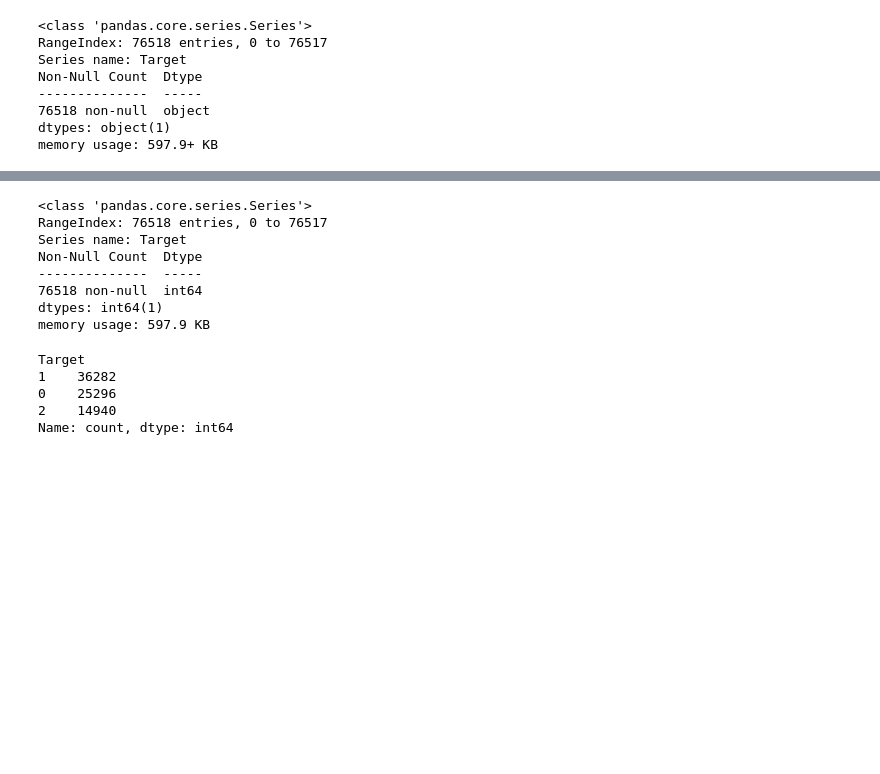
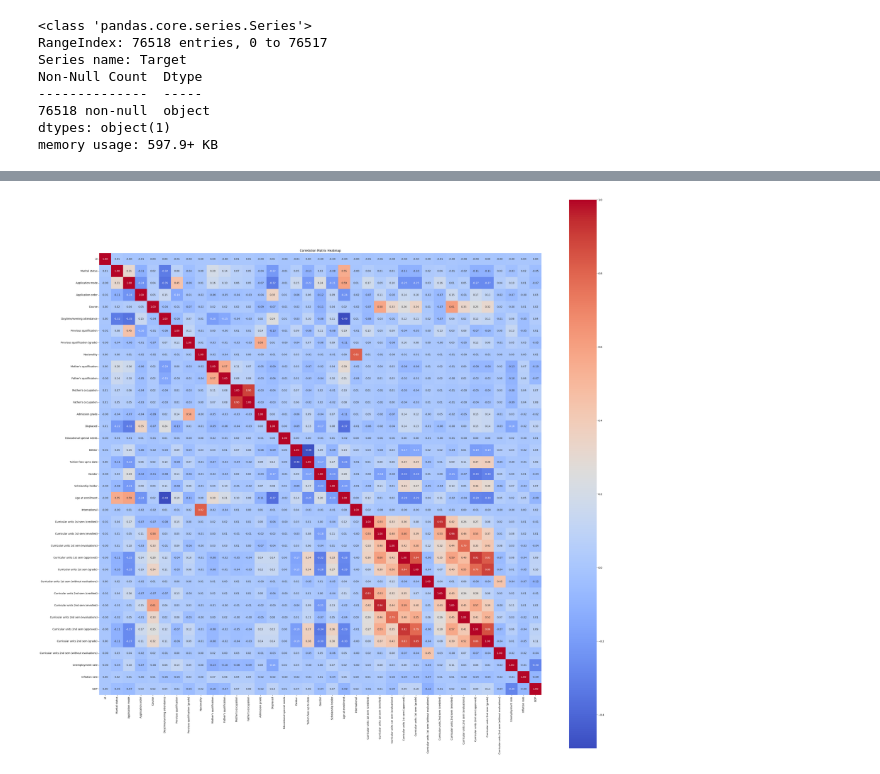
Before and after one commit to PPM47/CI_Project, a Jupyter notebook: Classification with an Academic Success.ipynb, the cells around one changed output, grey strips where cells are left out. Drawn from its saved outputs; the diff is of its cells as text; code cells hidden in the pictures; blank space fills up the shorter version.

```diff
--- a/Classification with an Academic Success.ipynb
+++ b/Classification with an Academic Success.ipynb
@@ -84,22 +107,3 @@ train = pd.read_csv('train.csv')
 # %%
 # train['Target'] = train['Target'].apply(lambda x: 1 if x == 'Graduate' else (2 if x == 'Enrolled' else 0))
-# %%
-train['Target'].info()
-# %% [output]
-<class 'pandas.core.series.Series'>
-RangeIndex: 76518 entries, 0 to 76517
-Series name: Target
-Non-Null Count  Dtype
---------------  -----
-76518 non-null  int64
-dtypes: int64(1)
-memory usage: 597.9 KB
-# %%
-train.Target.value_counts()
-# %% [output]
-Target
-1    36282
-0    25296
-2    14940
-Name: count, dtype: int64
 # %%
@@ -107,11 +111,11 @@ train = train.select_dtypes(include=[np.number])
-# %%
-cor_matrix = train.corr()
 # %%
-# plt.figure(figsize=(40, 40))
-# sns.heatmap(cor_matrix, annot=True, fmt=".2f", cmap='coolwarm', square=True)
-# plt.title('Correlation Matrix Heatmap')
-# plt.savefig('correlation_matrix_heatmap_train_dataset.png', dpi=300, bbox_inches='tight')
-# plt.show()
+plt.figure(figsize=(40, 40))
+sns.heatmap(cor_matrix, annot=True, fmt=".2f", cmap='coolwarm', square=True)
+plt.title('Correlation Matrix Heatmap')
+plt.savefig('correlation_matrix_heatmap_train_dataset.png', dpi=300, bbox_inches='tight')
+plt.show()
+# %% [output]
+[figure, added]
 # %%
 train.corr()['Target'].sort_values(ascending=False)
 # %% [output]
```
Also changed, not shown: parts of 12 cells of this notebook, 3 other files.
